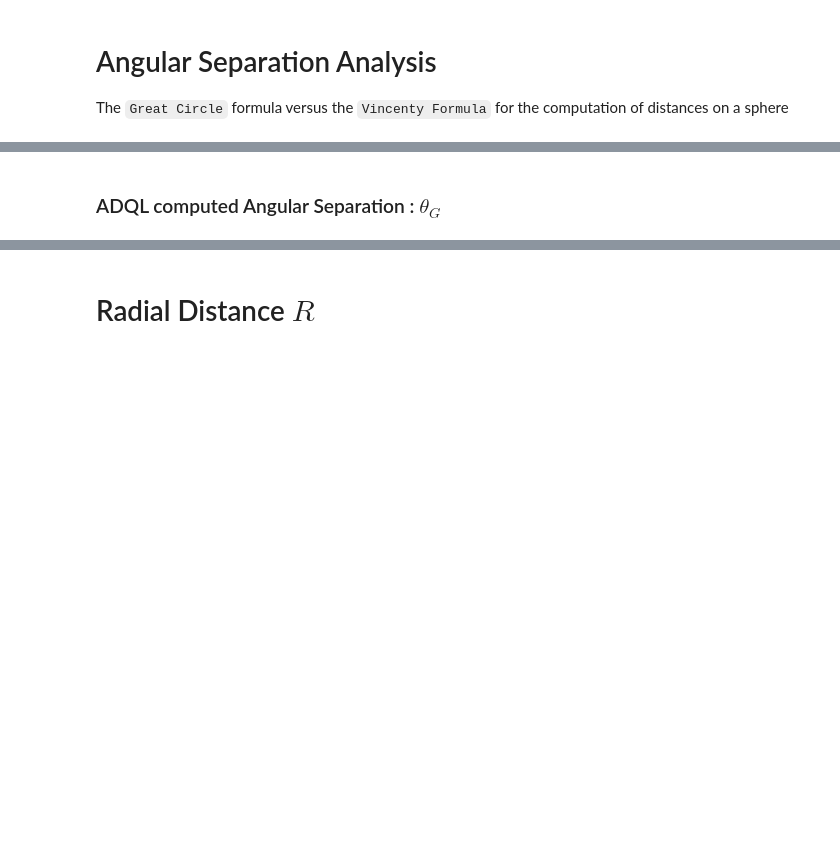
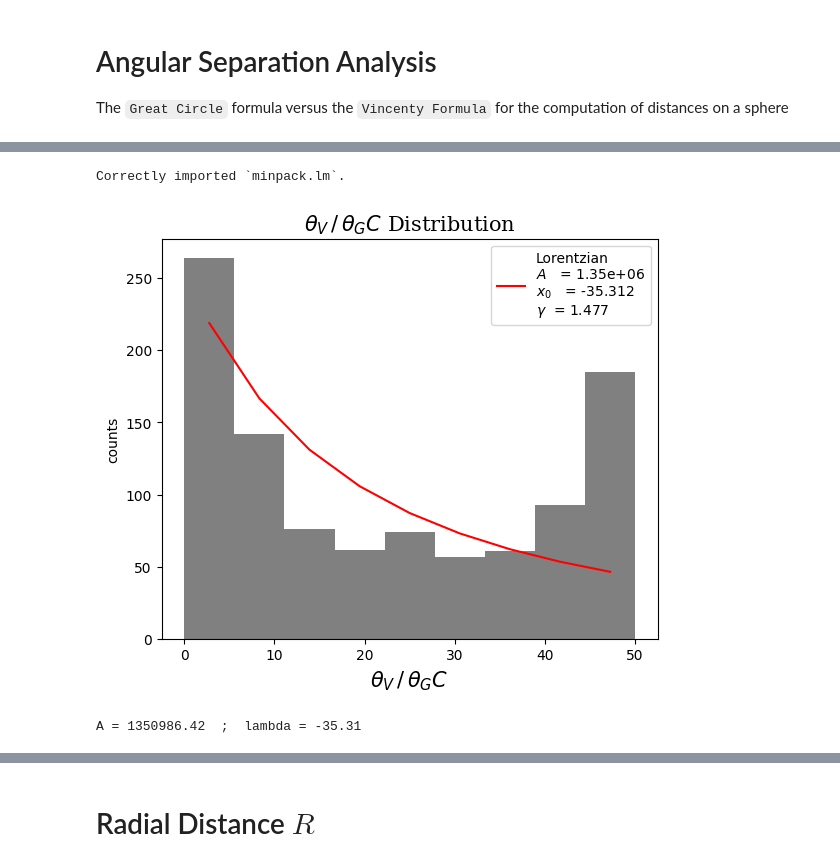
Before and after one commit to pietroferraiuolo/GRASP, a Jupyter notebook: scripts/n6121_analysis.ipynb, the cells around one changed output, grey strips where cells are left out. Drawn from its saved outputs; the diff is of its cells as text; code cells hidden in the pictures; blank space fills up the shorter version.

```diff
--- a/scripts/n6121_analysis.ipynb
+++ b/scripts/n6121_analysis.ipynb
@@ -122,8 +180,10 @@ grasp.plots.doubleHistScatter(theta_2, theta_1, xlabel='Vincenty Formula', ylabe
 # %%
-t_ratio = theta_2/theta_1
+t_ratio = theta_V/theta_GC[0]
 err_t = (1-t_ratio) * 100
-out = grasp.plots.histogram(err_t, kde=True, kde_kind='lorentzian', xlabel=r'$\theta_V\,/\,\theta_G$', out=True)
+out = grasp.plots.histogram(err_t, bins='knuth', kde=True, kde_kind='lorentzian', xlabel=r'$\theta_V\,/\,\theta_GC$', out=True)
 fit = out['kde']
 print(f"A = {fit[0]:.2f}  ;  lambda = {fit[1]:.2f}")
+# %% [output]
+Correctly imported `minpack.lm`.
+[figure, added]
+A = 1350986.42  ;  lambda = -35.31
-# %% [markdown]
-### ADQL computed Angular Separation : $\theta_{G}$
```
Also changed, not shown: parts of 50 cells of this notebook, 4 other files.
